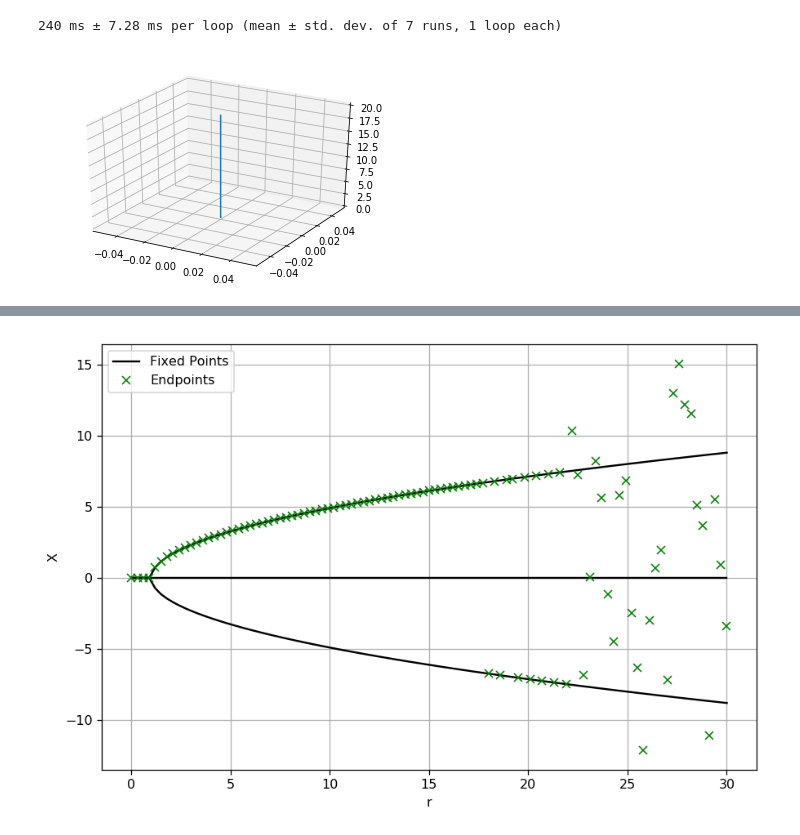
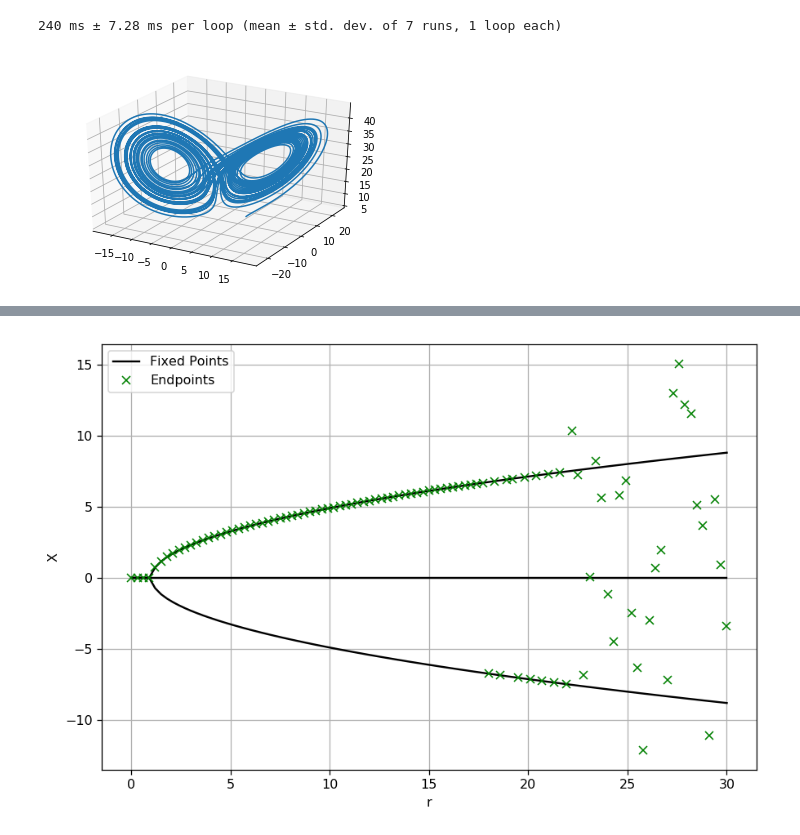
Before and after one commit to NathanMeulen/Fourier_Transform_exploration, a Jupyter notebook: Fourier Transforms.ipynb, the cells around one changed output, grey strips where cells are left out. Drawn from its saved outputs; the diff is of its cells as text; code cells hidden in the pictures.

```diff
--- a/Fourier Transforms.ipynb
+++ b/Fourier Transforms.ipynb
@@ -263,10 +271,3 @@ plots = [((10, lorenz_positions(5, 5, 5, r=10)),
 lorenz_multipanel(plots, (2, 2), delta_r=True)
 # %% [output]
 [figure]
-# %%
-y = []
-x = np.arange(20, 30, 0.1)
-for r in x:
-    y.append(lorenz_positions(5, 5, 5, r=r)[0, -1])
-
-plt.plot(x, y)
@@ -279,38 +277,32 @@ plt.plot(x, y)
 240 ms ± 7.28 ms per loop (mean ± std. dev. of 7 runs, 1 loop each)
 # %%
 '''
-THEORETICAL FROM WIKIPEDIA. DO NOT USE.
+THEORETICAL FROM WIKIPEDIA. DO NOT USE FOR ANALYSIS, EXCEPT FOR COMPARISON.
 https://en.wikipedia.org/wiki/Lorenz_system#Python_simulation
 
-Maybe do a comparison though?
+In general, odeint seems to be more accurate with less accumulated error.
 '''
-
-import numpy as np
-import matplotlib.pyplot as plt
-from scipy.integrate import odeint
-from mpl_toolkits.mplot3d import Axes3D
-
 rho = 28.0
 sigma = 10.0
 beta = 8.0 / 3.0
 
 def f(state, t):
   x, y, z = state  # unpack the state vector
   return sigma * (y - x), x * (rho - z) - y, x * y - beta * z  # derivatives
 
-state0 = [0, 0, 20]
+state0 = [5, 5, 5]
 t = np.arange(0.0, 40.0, 0.001)
 
 states = odeint(f, state0, t)
 
 #print("Mean error per point:", np.sum(abs(states[:, 0] - x[:-1]))*0.001/40 )
 
 fig = plt.figure()
 ax = fig.gca(projection='3d')
 ax.plot(states[:,0], states[:,1], states[:,2])
 plt.show()
 # %% [output]
-[figure, old version]
+[figure, new version]
 # %%
 %matplotlib notebook
 %matplotlib notebook
```
Also changed, not shown: parts of 6 cells of this notebook, 1 other file.
